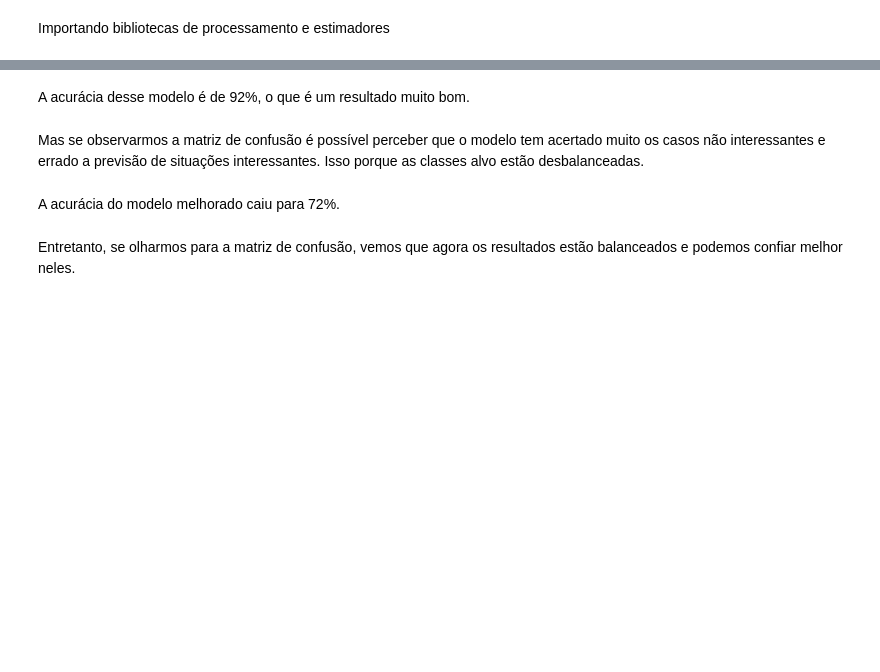
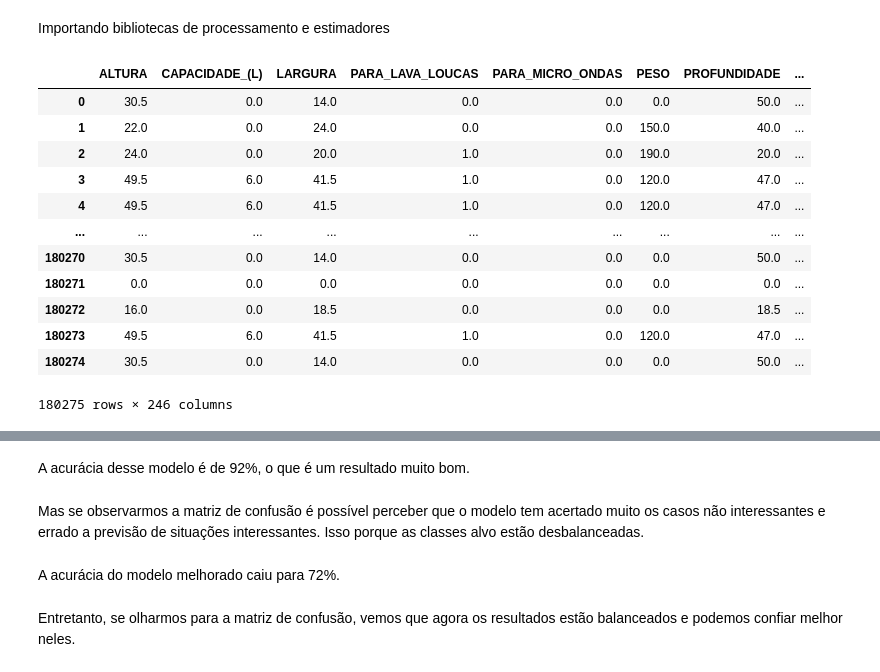
Before and after one commit to djegocoder/problema_marketplace, a Jupyter notebook: analise.ipynb, the cells around one changed output, grey strips where cells are left out. Cells and saved outputs as stored; diff of their text form; code cells hidden in the pictures; blank space fills up the shorter version.

```diff
--- a/analise.ipynb
+++ b/analise.ipynb
@@ -281,7 +506,8 @@ def one_hot_enc(data_x):
     categ_cols=['COMPOSICAO','COR','FORMATO','MARCA','TIPO_PRODUTO']
     ohenc = OneHotEncoder(handle_unknown='ignore', sparse=False)
     ohenc_cols = pd.DataFrame(ohenc.fit_transform(data_x[categ_cols]))
-    #ohenc_cols.categories_[0]
+    columns_labels = pd.get_dummies(data_x,columns=categ_cols)
     ohenc_cols.index = data_x.index
+    ohenc_cols = ohenc_cols.join(columns_labels)
     data_x = data_x.drop(categ_cols, axis=1)
     return pd.concat([data_x,ohenc_cols],axis=1)
@@ -291 +514,18 @@ data
+# %%
+X = one_hot_enc(X)
+X
+# %% [output]
+|  | ALTURA | CAPACIDADE_(L) | LARGURA | PARA_LAVA_LOUCAS | PARA_MICRO_ONDAS | PESO | PROFUNDIDADE | ... |
+| 0 | 30.5 | 0.0 | 14.0 | 0.0 | 0.0 | 0.0 | 50.0 | ... |
+| 1 | 22.0 | 0.0 | 24.0 | 0.0 | 0.0 | 150.0 | 40.0 | ... |
+| 2 | 24.0 | 0.0 | 20.0 | 1.0 | 0.0 | 190.0 | 20.0 | ... |
+| 3 | 49.5 | 6.0 | 41.5 | 1.0 | 0.0 | 120.0 | 47.0 | ... |
+| 4 | 49.5 | 6.0 | 41.5 | 1.0 | 0.0 | 120.0 | 47.0 | ... |
+| ... | ... | ... | ... | ... | ... | ... | ... | ... |
+| 180270 | 30.5 | 0.0 | 14.0 | 0.0 | 0.0 | 0.0 | 50.0 | ... |
+| 180271 | 0.0 | 0.0 | 0.0 | 0.0 | 0.0 | 0.0 | 0.0 | ... |
+| 180272 | 16.0 | 0.0 | 18.5 | 0.0 | 0.0 | 0.0 | 18.5 | ... |
+| 180273 | 49.5 | 6.0 | 41.5 | 1.0 | 0.0 | 120.0 | 47.0 | ... |
+| 180274 | 30.5 | 0.0 | 14.0 | 0.0 | 0.0 | 0.0 | 50.0 | ... |
+180275 rows × 246 columns
 # %%
```
Also changed, not shown: parts of 46 cells of this notebook.
